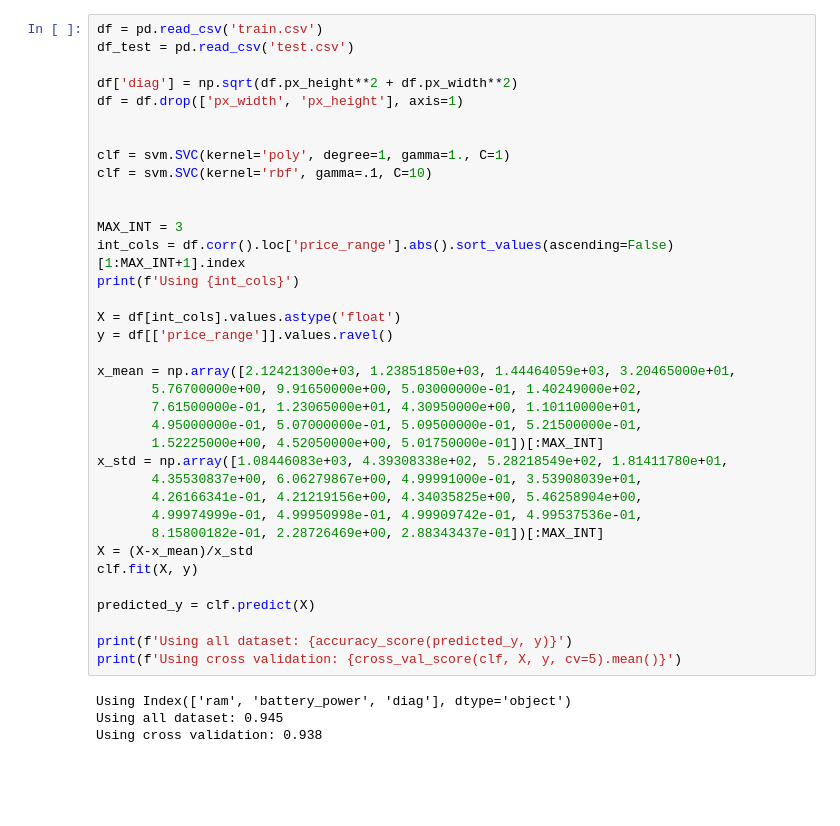
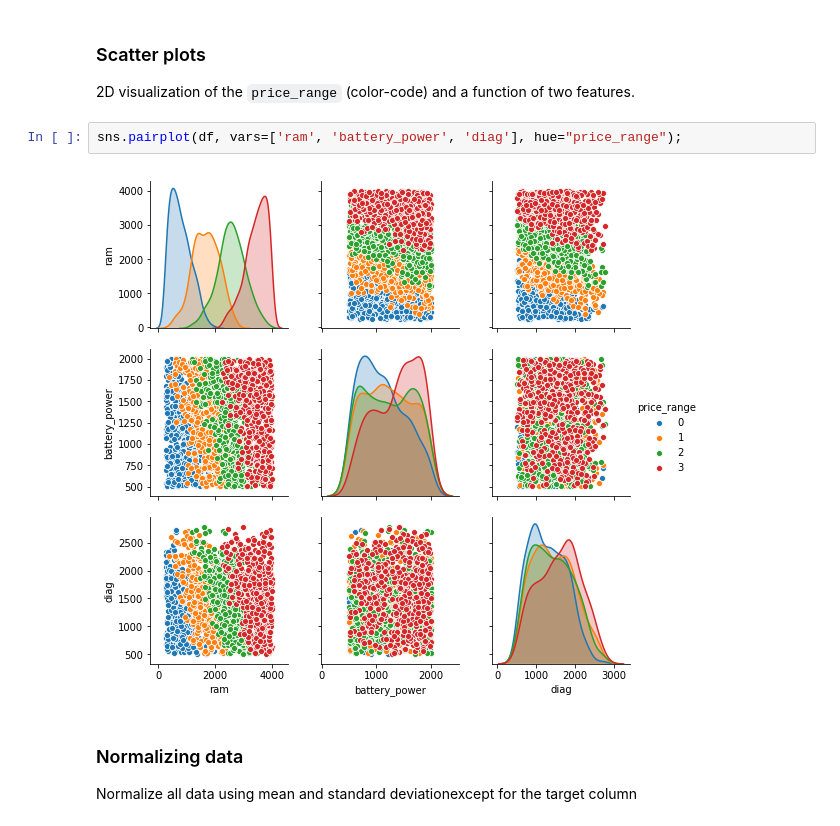
Before and after one commit to AndreaAmico/kaggle, a Jupyter notebook: mobile/mobile.ipynb, the cells around one changed output. Saved outputs shown, nothing was run; the diff lists cells and outputs as text; blank space fills up the shorter version.

```diff
--- a/mobile/mobile.ipynb
+++ b/mobile/mobile.ipynb
@@ -78,40 +86,11 @@ plt.scatter(df.ram/2000, df.diag/2000, c=df.price_range)
-# %%
-df = pd.read_csv('train.csv')
-df_test = pd.read_csv('test.csv')
-
-df['diag'] = np.sqrt(df.px_height**2 + df.px_width**2)
-df = df.drop(['px_width', 'px_height'], axis=1)
-
-
-clf = svm.SVC(kernel='poly', degree=1, gamma=1., C=1)
-clf = svm.SVC(kernel='rbf', gamma=.1, C=10)
-
-
-MAX_INT = 3
-int_cols = df.corr().loc['price_range'].abs().sort_values(ascending=False)[1:MAX_INT+1].index
-print(f'Using {int_cols}')
-
-X = df[int_cols].values.astype('float')
-y = df[['price_range']].values.ravel()
-
-x_mean = np.array([2.12421300e+03, 1.23851850e+03, 1.44464059e+03, 3.20465000e+01,
-       5.76700000e+00, 9.91650000e+00, 5.03000000e-01, 1.40249000e+02,
-       7.61500000e-01, 1.23065000e+01, 4.30950000e+00, 1.10110000e+01,
-       4.95000000e-01, 5.07000000e-01, 5.09500000e-01, 5.21500000e-01,
-       1.52225000e+00, 4.52050000e+00, 5.01750000e-01])[:MAX_INT]
-x_std = np.array([1.08446083e+03, 4.39308338e+02, 5.28218549e+02, 1.81411780e+01,
-       4.35530837e+00, 6.06279867e+00, 4.99991000e-01, 3.53908039e+01,
-       4.26166341e-01, 4.21219156e+00, 4.34035825e+00, 5.46258904e+00,
-       4.99974999e-01, 4.99950998e-01, 4.99909742e-01, 4.99537536e-01,
-       8.15800182e-01, 2.28726469e+00, 2.88343437e-01])[:MAX_INT]
-X = (X-x_mean)/x_std
-clf.fit(X, y)
-
-predicted_y = clf.predict(X)
-
-print(f'Using all dataset: {accuracy_score(predicted_y, y)}')
-print(f'Using cross validation: {cross_val_score(clf, X, y, cv=5).mean()}')
-# %% [output]
-Using Index(['ram', 'battery_power', 'diag'], dtype='object')
-Using all dataset: 0.945
-Using cross validation: 0.938
+# %% [markdown]
+### Scatter plots
+
+2D visualization of the `price_range` (color-code) and a function of two features.
+# %%
+sns.pairplot(df, vars=['ram', 'battery_power', 'diag'], hue="price_range");
+# %% [output]
+[figure, added]
+# %% [markdown]
+### Normalizing data
+Normalize all data using mean and standard deviationexcept for the target column
```
Also changed, not shown: parts of 21 cells of this notebook.
